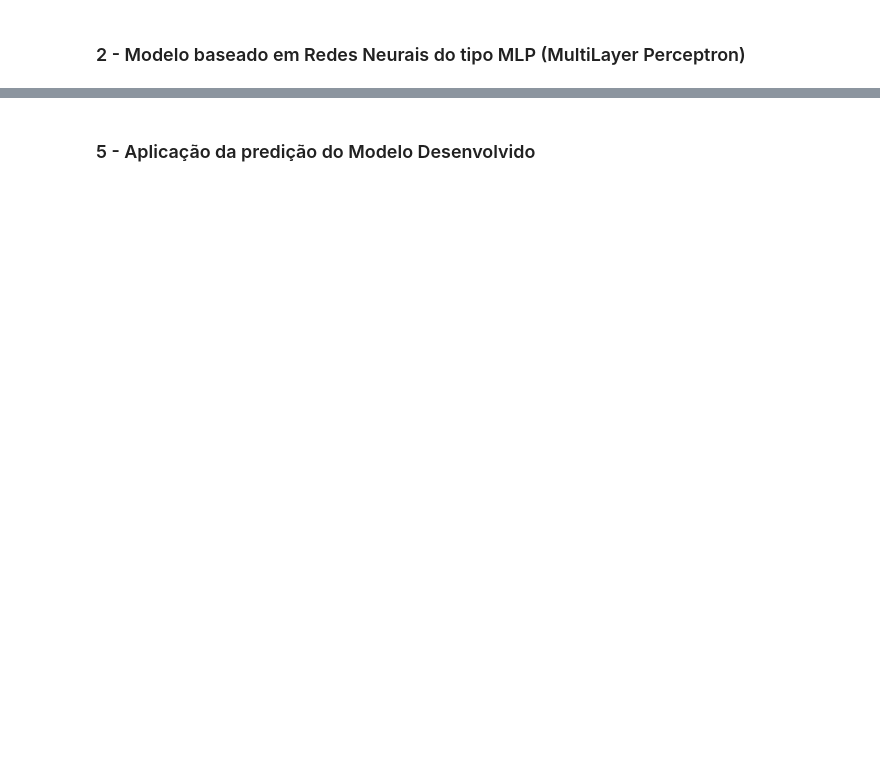
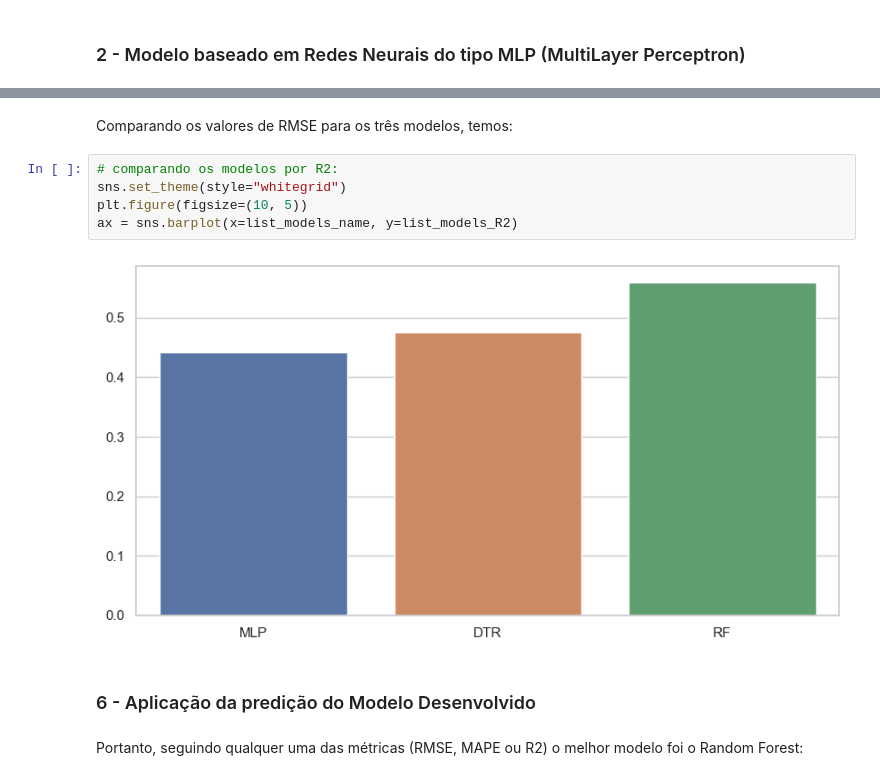
Before and after one commit to davixie/House-Pricing, a Jupyter notebook: Lab. Exame - CMC-13.ipynb, the cells around one changed output, grey strips where cells are left out. Drawn from its saved outputs; the diff is of its cells as text; blank space fills up the shorter version.

```diff
--- a/Lab. Exame - CMC-13.ipynb
+++ b/Lab. Exame - CMC-13.ipynb
@@ -43,2 +550,13 @@
+# %% [markdown]
+Comparando os valores de RMSE para os três modelos, temos:
+# %%
+# comparando os modelos por R2:
+sns.set_theme(style="whitegrid")
+plt.figure(figsize=(10, 5))
+ax = sns.barplot(x=list_models_name, y=list_models_R2)
+# %% [output]
+[figure, added]
 # %% [markdown]
-### 5 - Aplicação da predição do Modelo Desenvolvido
+### 6 - Aplicação da predição do Modelo Desenvolvido
+# %% [markdown]
+Portanto, seguindo qualquer uma das métricas (RMSE, MAPE ou R2) o melhor modelo foi o Random Forest:
```
Also changed, not shown: parts of 88 cells of this notebook, 1 other file.
